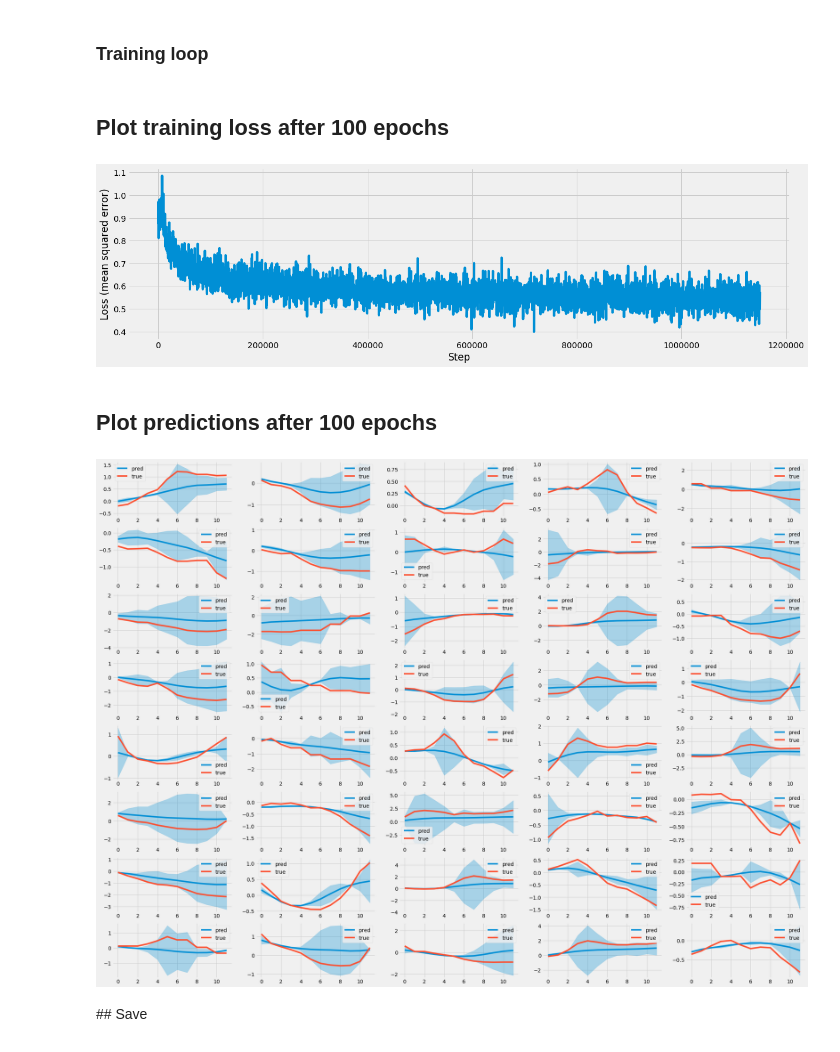
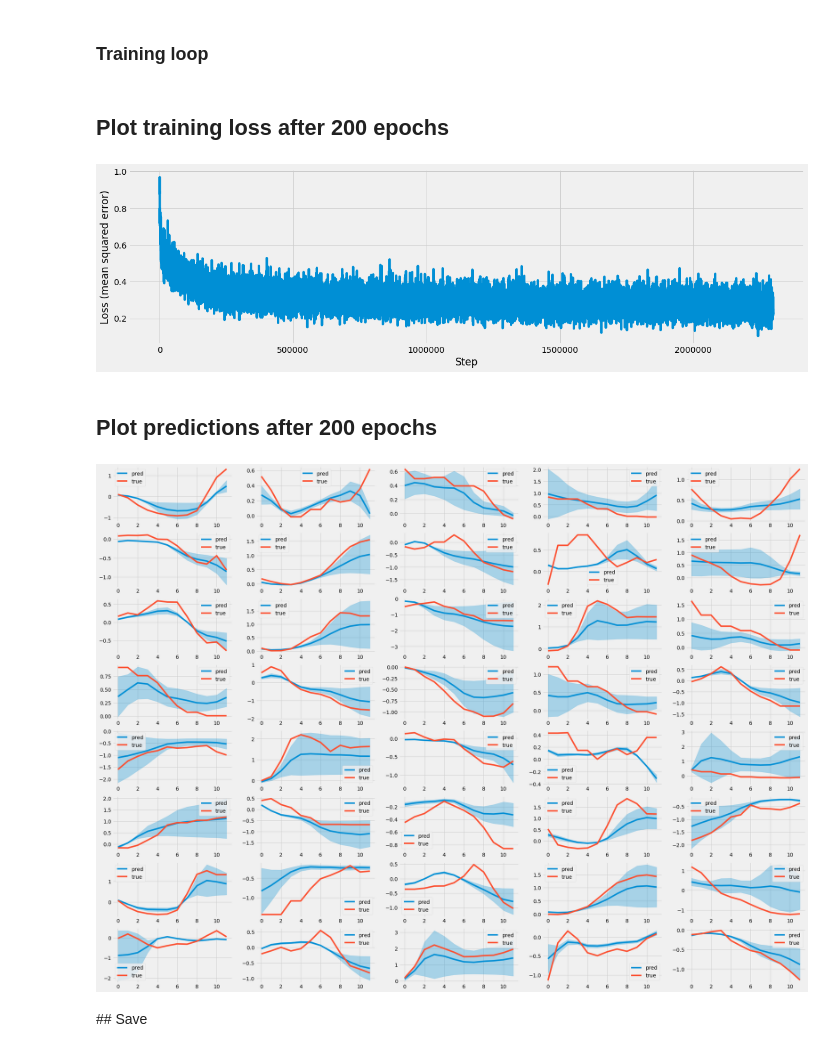
Before and after one commit to aybchan/uber-time-series, a Jupyter notebook: 03_autoencoder_with_dropout.ipynb, the cells around one changed output. Cells and saved outputs as stored; diff of their text form; code cells hidden in the pictures.

```diff
--- a/03_autoencoder_with_dropout.ipynb
+++ b/03_autoencoder_with_dropout.ipynb
@@ -28,7 +28,7 @@ datasets = samples(df, time_steps, y_time_steps)
 # %% [markdown]
 ### Set up
 # %%
-batch_size = 256
+batch_size = 128
 learning_rate = 0.001
 
 model = VAutoencoder()
@@ -42,7 +42,7 @@ losses = []
 # %% [markdown]
 ### Training loop
 # %%
-num_epochs = 100
+num_epochs = 200
 pbar = tqdm(range(num_epochs))
 
 for epoch in pbar:
@@ -63,7 +63,7 @@ for epoch in pbar:
                                      len(train_dataloader.dataset),
                                      loss.item()))
 # %% [markdown]
-## Plot training loss after 100 epochs
+## Plot training loss after 200 epochs
 # %%
 fig = plt.figure(figsize=(18,5))
 ax  = fig.add_subplot(1,1,1)
@@ -71,9 +71,9 @@ _   = ax.plot(*np.array(losses)[:].T,label='training loss')
 _   = ax.set_ylabel('Loss (mean squared error)')
 _   = ax.set_xlabel('Step')
 # %% [output]
-[figure, old version]
+[figure, new version]
 # %% [markdown]
-## Plot predictions after 100 epochs
+## Plot predictions after 200 epochs
 # %%
 test_data = TrafficDataset(datasets, set_='test')
 test_dataloader = DataLoader(test_data,
@@ -82,9 +82,10 @@ test_dataloader = DataLoader(test_data,
 for x,y in test_dataloader:
     break
 
-x_preds = []
-for b in range(100):
-    x_pred = model(x).detach().numpy()
-    x_preds.append(x_pred)
+y_preds = []
+for b in range(128):
+    y_pred = model(x).detach().numpy()
+    y_preds.append(y_pred)
 # %%
-y_mu = np.mean(x_preds,axis=0)
+y_mu = np.mean(y_preds,axis=0)
+y_var = np.var(y_preds,axis=0)
@@ -93,16 +92,16 @@ y_eta = ((y - y_mu)**2).numpy()
 # %%
 fig = plt.figure(figsize=(6*5,3*8))
 for i in range(40):
     ax = fig.add_subplot(8,5,i+1)
     ax.plot(y_mu[i],label='pred')
     ax.fill_between(np.arange(12),
-                    y_mu[i]+2*y_eta[i],
-                    y_mu[i]-2*y_eta[i],
+                    y_mu[i]+2*y_var[i],
+                    y_mu[i]-2*y_var[i],
                     color='C0',alpha=0.3)
     ax.plot(y[i,:].numpy(),label='true')
     ax.legend()
 # %% [output]
-[figure, old version]
+[figure, new version]
 # %% [markdown]
 ## Save
 # %%
```
Also changed, not shown: parts of 1 cell of this notebook, 2 other files.
